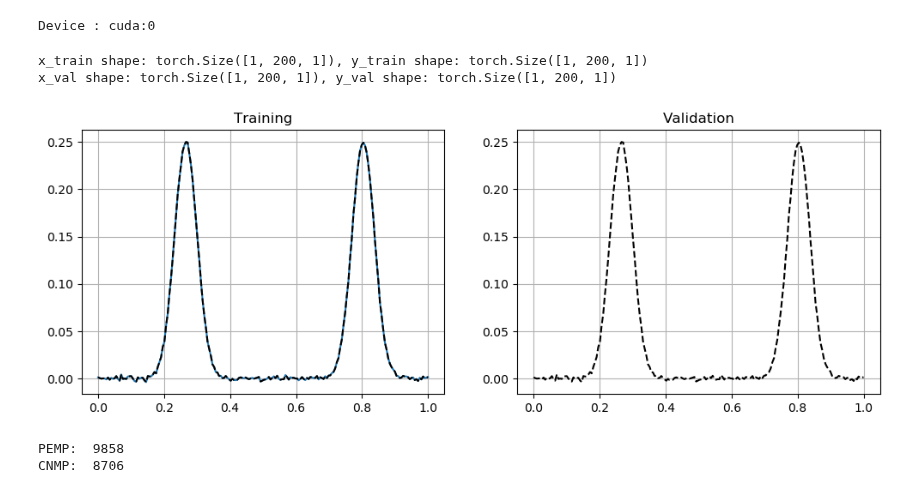
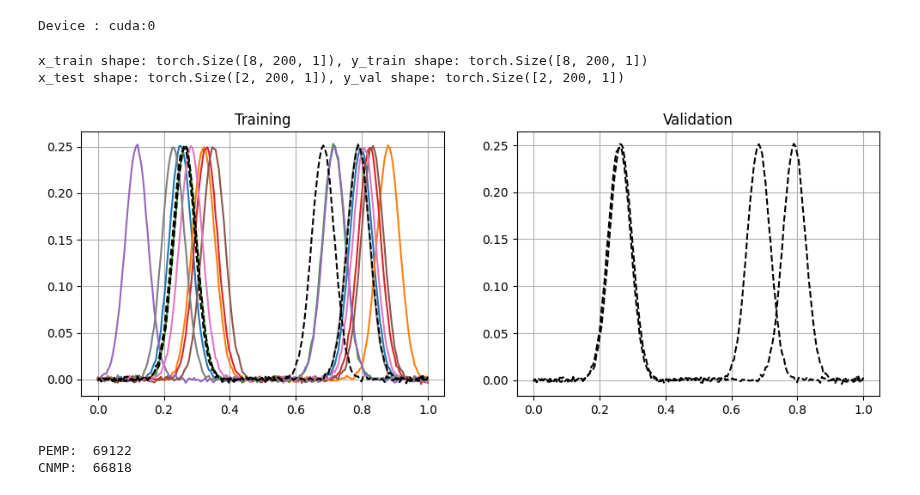
Before and after one commit to yildirimyigit/pemp, a Jupyter notebook: comparisons/pemp_vs_cnmp_2_peaks.ipynb, the cells around one changed output. Drawn from its saved outputs; the diff is of its cells as text; code cells hidden in the pictures.

```diff
--- a/comparisons/pemp_vs_cnmp_2_peaks.ipynb
+++ b/comparisons/pemp_vs_cnmp_2_peaks.ipynb
@@ -75,23 +75,23 @@ y_train = y[train_ids].clone()
 y_val = y[val_ids].clone()
 
 x_train = x[train_ids].clone()
-x_val = x[val_ids].clone()
+x_test = x[val_ids].clone()
 
 # Print shapes
 print(f"x_train shape: {x_train.shape}, y_train shape: {y_train.shape}")
-print(f"x_val shape: {x_val.shape}, y_val shape: {y_val.shape}")
+print(f"x_test shape: {x_test.shape}, y_val shape: {y_val.shape}")
 # %% [output]
-x_train shape: torch.Size([1, 200, 1]), y_train shape: torch.Size([1, 200, 1])
-x_val shape: torch.Size([1, 200, 1]), y_val shape: torch.Size([1, 200, 1])
+x_train shape: torch.Size([8, 200, 1]), y_train shape: torch.Size([8, 200, 1])
+x_test shape: torch.Size([2, 200, 1]), y_val shape: torch.Size([2, 200, 1])
 # %%
-plot_train_val(num_demos, x_train, y_train, num_val, x_val, y_val)
+plot_train_val(num_demos, x_train, y_train, num_val, x_test, y_val)
 # %% [output]
-[figure, old version]
+[figure, new version]
 # %%
 batch_size = 1
 
-enc_dims = [64,64]
-dec_dims = [64,64]
+enc_dims = [128, 128, 128]
+dec_dims = [128, 128, 128]
 
 pemp_ = PEMP(input_dim=dpe+dg, output_dim=dy, n_max=n_max, m_max=m_max, encoder_hidden_dims=enc_dims, decoder_hidden_dims=dec_dims, batch_size=batch_size, device=device)
 optimizer = torch.optim.Adam(lr=3e-4, params=pemp_.parameters())
@@ -113,8 +113,8 @@ if torch.__version__ >= "2.0":
 else:
     pemp, pemp1, cnmp = pemp_, pemp_1, cnmp_
 # %% [output]
-PEMP:  9858
-CNMP:  8706
+PEMP:  69122
+CNMP:  66818
 # %%
 d_model = dpe
 pe_code = 0
```
Also changed, not shown: parts of 2 cells of this notebook, 3 other files.
